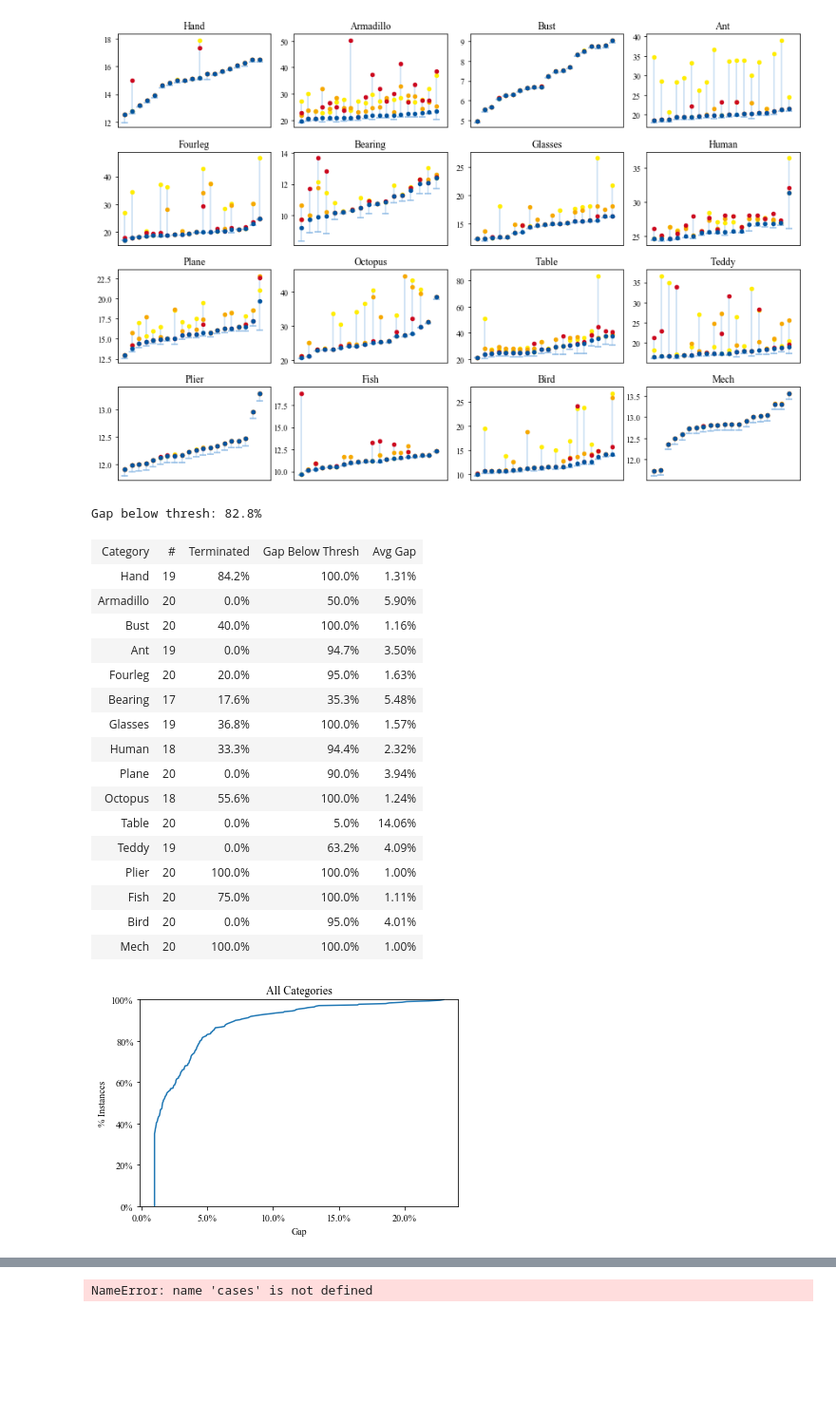
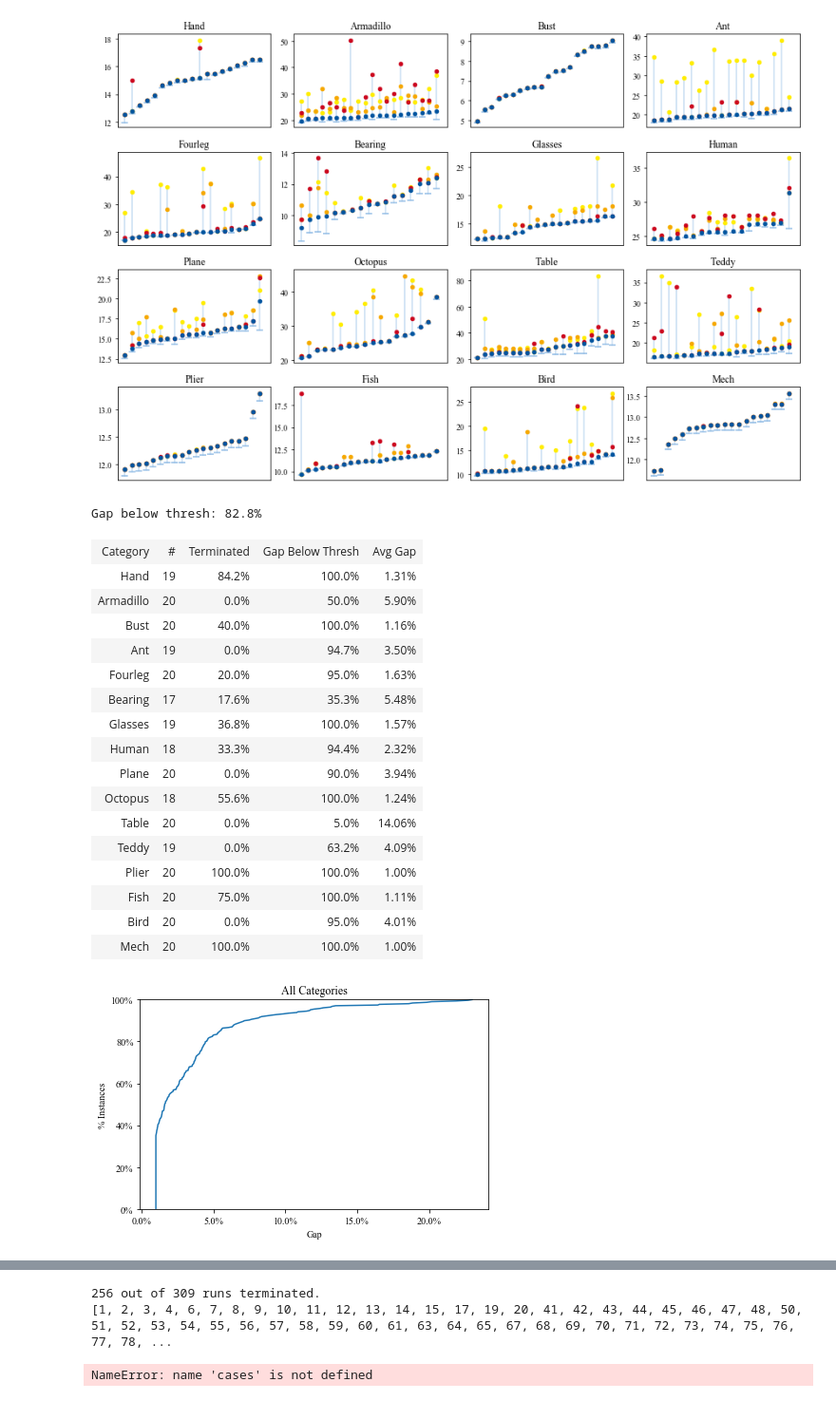
Before and after one commit to jsb/LayoutEmbedding, a Jupyter notebook: notebooks/shrec07.ipynb, the cells around one changed output, grey strips where cells are left out. Shown at 95% size. Saved outputs shown, nothing was run; the diff lists cells and outputs as text; code cells hidden in the pictures; blank space fills up the shorter version.

Commit message:
Shrec stats

```diff
--- a/notebooks/shrec07.ipynb
+++ b/notebooks/shrec07.ipynb
@@ -152,6 +152,9 @@ table = [["Category", "#", "Terminated", "Gap Below Thresh", "Avg Gap"]]
 
 gaps = []
 gap_below_thresh = 0
+mesh_ids_terminated = []
+
+gaps_per_category = {}
 
 for category in shrec_categories:
     category_id = category['id']
@@ -186,10 +189,16 @@ for category in shrec_categories:
 
         gaps.append(stats_bnb_data['gap'].item())
 
+        if category_name not in gaps_per_category:
+            gaps_per_category[category_name] = []
+        gaps_per_category[category_name].append(stats_bnb_data['gap'].item())
+
     category_terminated /= category_n
     category_gap_below_thresh /= category_n
     category_gap_avg /= category_n
     category_last_upper_avg /= category_n
+
+    gaps_per_category[category_name] = sorted(gaps_per_category[category_name])
 
     table.append([
         category_name,
@@ -202,39 +211,69 @@ for category in shrec_categories:
 n = len(gaps)
 gap_below_thresh /= n
 
+gaps = sorted(gaps)
+
 print("Gap below thresh: {:.1f}%".format(gap_below_thresh * 100))
 
-# Gap plot
+display(HTML(tabulate.tabulate(table, tablefmt='html')))
+
+# Global gap plot
 plt.figure()
 plt.title('All Categories')
 plt.xlabel('Gap')
 plt.ylabel('% Instances')
 plt.ylim(0, 1)
 plt.gca().xaxis.set_major_formatter(PercentFormatter(1))
 plt.gca().yaxis.set_major_formatter(PercentFormatter(1))
 
-gaps = sorted(gaps)
 percentiles = np.linspace(0, 1, n)
 plt.plot(gaps, percentiles)
+plt.tight_layout()
+plt.show()
 
-display(HTML(tabulate.tabulate(table, tablefmt='html')))
+# Per category gap plot
+plt.figure(figsize=(12,8))
+subplot_index = 0
+for category in shrec_categories:
+    subplot_index += 1
+    category_id = category['id']
+    category_name = category['name']
+
+    plt.subplot(4, 4, subplot_index)
+    plt.title(f'{category_name}')
+    plt.xlabel('Gap')
+    plt.ylabel('% Instances')
+    plt.ylim(0, 1)
+    plt.gca().xaxis.set_major_formatter(PercentFormatter(1))
+    plt.gca().yaxis.set_major_formatter(PercentFormatter(1))
+    percentiles = np.linspace(0, 1, len(gaps_per_category[category_name]))
+    plt.plot(gaps_per_category[category_name], percentiles)
+
+    #frame1 = plt.gca()
+    #frame1.axes.get_xaxis().set_ticks(np.arange(gaps_per_category[category_name].min, items.mesh_id.max() + 1, 1))
+
+plt.tight_layout()
+plt.show()
+
+print("{} out of {} runs terminated.".format(len(mesh_ids_terminated), n))
+print(sorted(mesh_ids_terminated))
 # %% [output]
 Gap below thresh: 82.8%
 | Category | # | Terminated | Gap Below Thresh | Avg Gap |
 | Hand | 19 | 84.2% | 100.0% | 1.31% |
 | Armadillo | 20 | 0.0% | 50.0% | 5.90% |
 | Bust | 20 | 40.0% | 100.0% | 1.16% |
 | Ant | 19 | 0.0% | 94.7% | 3.50% |
 | Fourleg | 20 | 20.0% | 95.0% | 1.63% |
 | Bearing | 17 | 17.6% | 35.3% | 5.48% |
 | Glasses | 19 | 36.8% | 100.0% | 1.57% |
 | Human | 18 | 33.3% | 94.4% | 2.32% |
 | Plane | 20 | 0.0% | 90.0% | 3.94% |
 | Octopus | 18 | 55.6% | 100.0% | 1.24% |
 | Table | 20 | 0.0% | 5.0% | 14.06% |
 | Teddy | 19 | 0.0% | 63.2% | 4.09% |
 | Plier | 20 | 100.0% | 100.0% | 1.00% |
 | Fish | 20 | 75.0% | 100.0% | 1.11% |
 | Bird | 20 | 0.0% | 95.0% | 4.01% |
 | Mech | 20 | 100.0% | 100.0% | 1.00% |
-[figure, old version]
+[figure, new version]
@@ -241,3 +281,5 @@ Gap below thresh: 82.8%
+256 out of 309 runs terminated.
+[1, 2, 3, 4, 6, 7, 8, 9, 10, 11, 12, 13, 14, 15, 17, 19, 20, 41, 42, 43, 44, 45, 46, 47, 48, 50, 51, 52, 53, 54, 55, 56, 57, 58, 59, 60, 61, 63, 64, 65, 67, 68, 69, 70, 71, 72, 73, 74, 75, 76, 77, 78, ...
 # %%
 plt.figure()
 plt.title('All Categories')
```
Also changed, not shown: parts of 1 cell of this notebook.
